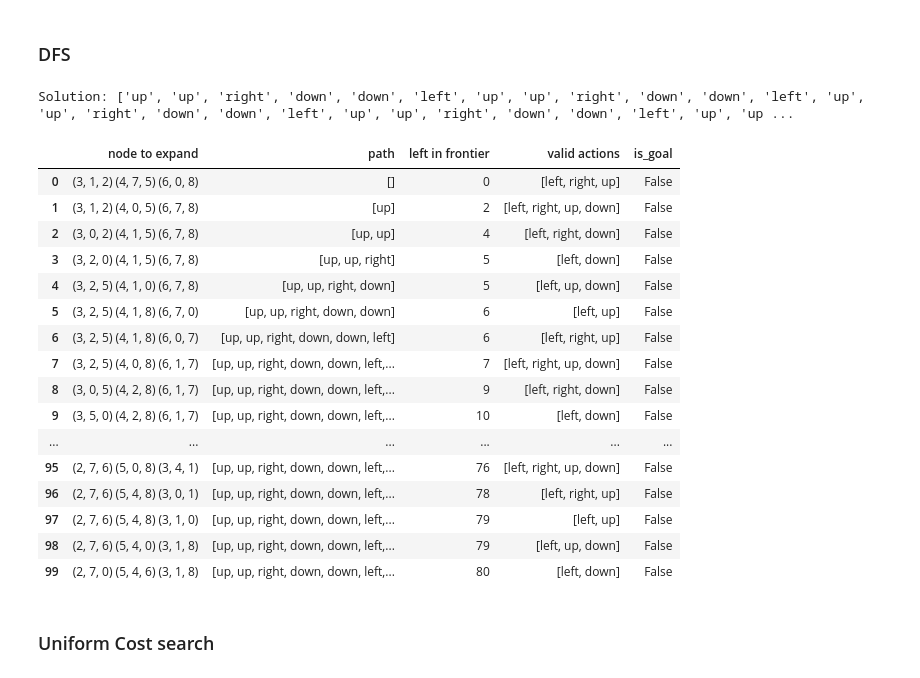
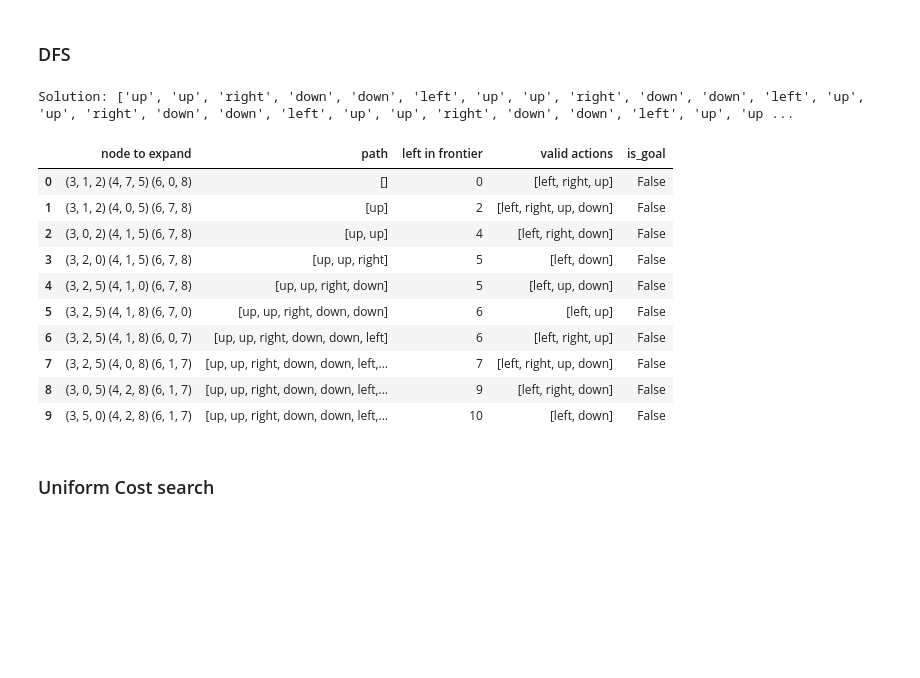
Before and after one commit to rammeshulam/89-570, a Jupyter notebook: Problem_Solving_with_Search.ipynb, the cells around one changed output. Cells and saved outputs as stored; diff of their text form; code cells hidden in the pictures; blank space fills up the shorter version.

```diff
--- a/Problem_Solving_with_Search.ipynb
+++ b/Problem_Solving_with_Search.ipynb
@@ -557,30 +551,24 @@ Solution: ['down', 'right', 'up', 'up', 'right', 'down', 'down', 'left', 'up', '
 # %%
 #solution, log = depth_first_tree_search(tile_puzzle_problem)
 solution, log = depth_first_graph_search(tile_puzzle_problem)
 
 #solution, log = depth_first_tree_search(routing_problem)
 #solution, log = depth_first_graph_search(routing_problem)
 print(f'Solution: {solution}')
-format_search_log(log)
+format_search_log(log, limit=10)
 # %% [output]
 Solution: ['up', 'up', 'right', 'down', 'down', 'left', 'up', 'up', 'right', 'down', 'down', 'left', 'up', 'up', 'right', 'down', 'down', 'left', 'up', 'up', 'right', 'down', 'down', 'left', 'up', 'up ...
 |  | node to expand | path | left in frontier | valid actions | is_goal |
 | 0 | (3, 1, 2) (4, 7, 5) (6, 0, 8) | [] | 0 | [left, right, up] | False |
 | 1 | (3, 1, 2) (4, 0, 5) (6, 7, 8) | [up] | 2 | [left, right, up, down] | False |
 | 2 | (3, 0, 2) (4, 1, 5) (6, 7, 8) | [up, up] | 4 | [left, right, down] | False |
 | 3 | (3, 2, 0) (4, 1, 5) (6, 7, 8) | [up, up, right] | 5 | [left, down] | False |
 | 4 | (3, 2, 5) (4, 1, 0) (6, 7, 8) | [up, up, right, down] | 5 | [left, up, down] | False |
 | 5 | (3, 2, 5) (4, 1, 8) (6, 7, 0) | [up, up, right, down, down] | 6 | [left, up] | False |
 | 6 | (3, 2, 5) (4, 1, 8) (6, 0, 7) | [up, up, right, down, down, left] | 6 | [left, right, up] | False |
 | 7 | (3, 2, 5) (4, 0, 8) (6, 1, 7) | [up, up, right, down, down, left,... | 7 | [left, right, up, down] | False |
 | 8 | (3, 0, 5) (4, 2, 8) (6, 1, 7) | [up, up, right, down, down, left,... | 9 | [left, right, down] | False |
 | 9 | (3, 5, 0) (4, 2, 8) (6, 1, 7) | [up, up, right, down, down, left,... | 10 | [left, down] | False |
-| ... | ... | ... | ... | ... | ... |
-| 95 | (2, 7, 6) (5, 0, 8) (3, 4, 1) | [up, up, right, down, down, left,... | 76 | [left, right, up, down] | False |
-| 96 | (2, 7, 6) (5, 4, 8) (3, 0, 1) | [up, up, right, down, down, left,... | 78 | [left, right, up] | False |
-| 97 | (2, 7, 6) (5, 4, 8) (3, 1, 0) | [up, up, right, down, down, left,... | 79 | [left, up] | False |
-| 98 | (2, 7, 6) (5, 4, 0) (3, 1, 8) | [up, up, right, down, down, left,... | 79 | [left, up, down] | False |
-| 99 | (2, 7, 0) (5, 4, 6) (3, 1, 8) | [up, up, right, down, down, left,... | 80 | [left, down] | False |
 # %% [markdown]
 ### Uniform Cost search
 # %%
```
Also changed, not shown: parts of 2 cells of this notebook.
